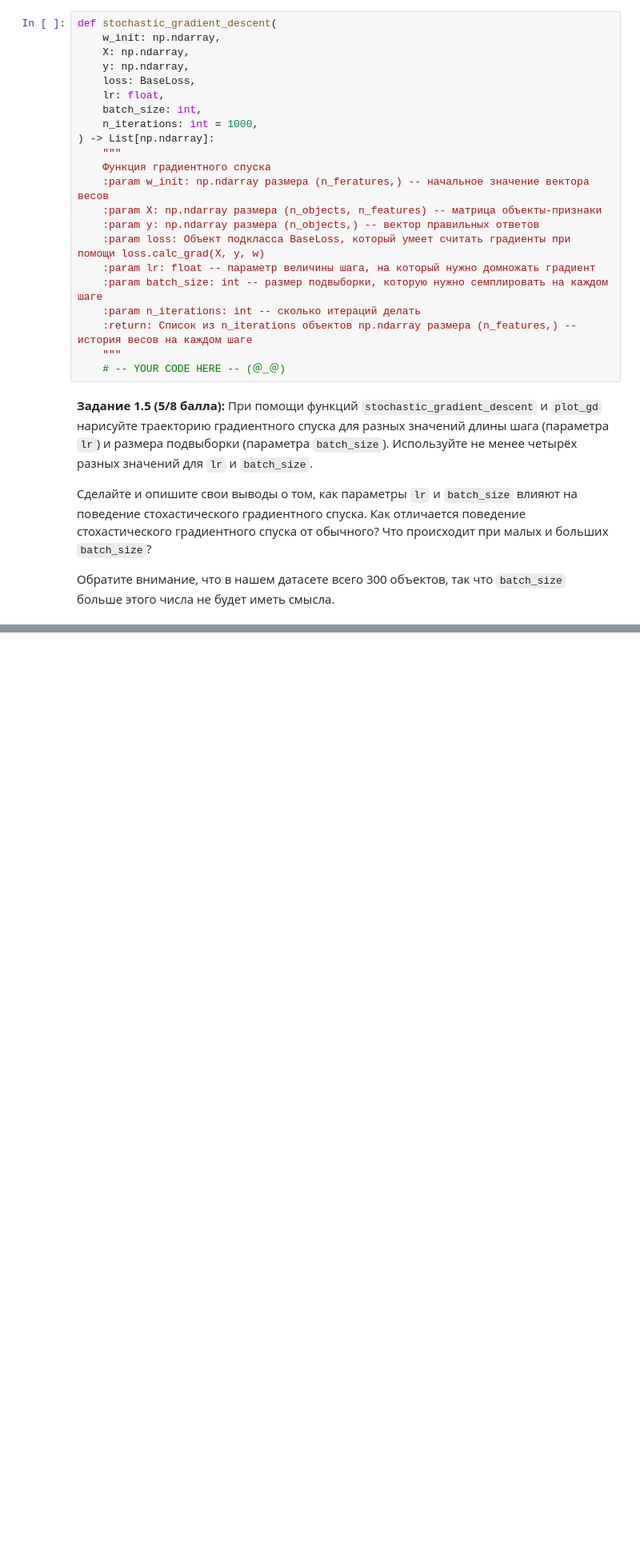
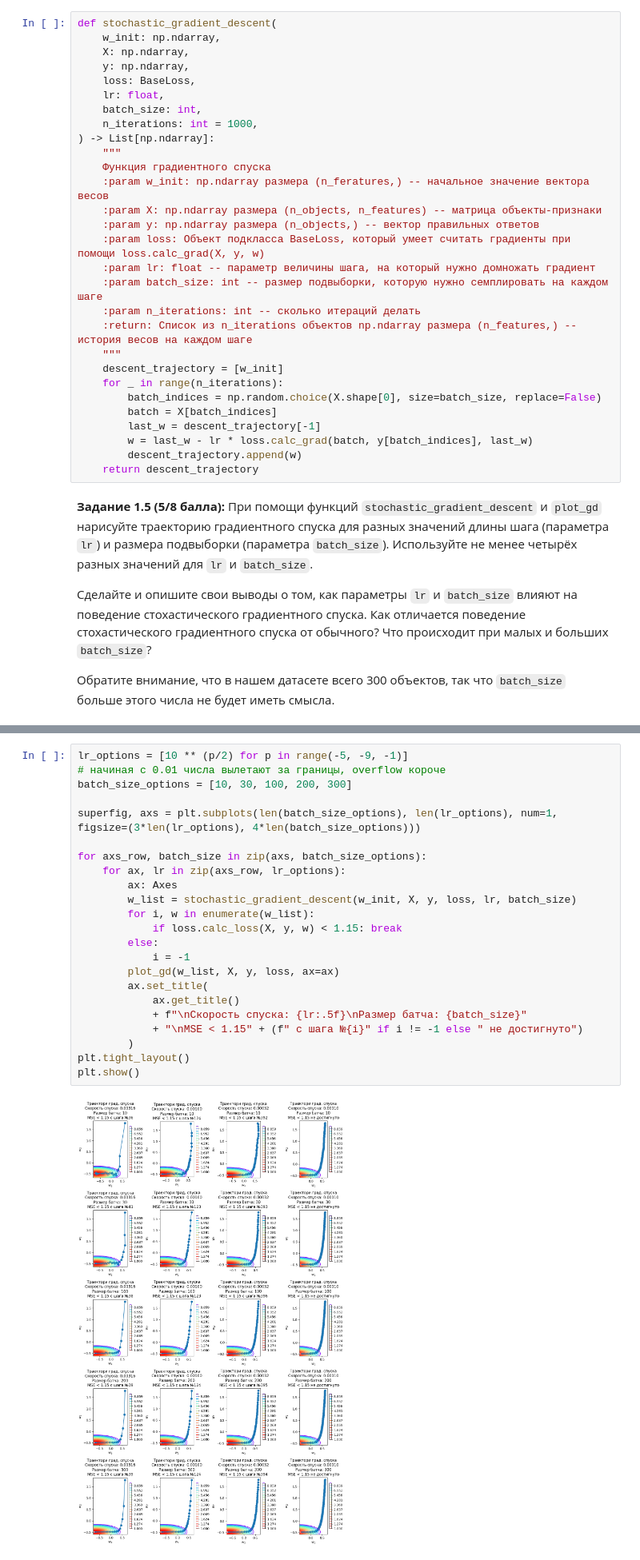
Before and after one commit to AjnoEO/iad-ml, a Jupyter notebook: hw05-gd/hw05_gd.ipynb, the cells around one changed output, grey strips where cells are left out. Shown at 80% size. Drawn from its saved outputs; the diff is of its cells as text; blank space fills up the shorter version.

```diff
--- a/hw05-gd/hw05_gd.ipynb
+++ b/hw05-gd/hw05_gd.ipynb
@@ -324,7 +324,14 @@ def stochastic_gradient_descent(
     :param n_iterations: int -- сколько итераций делать
     :return: Список из n_iterations объектов np.ndarray размера (n_features,) -- история весов на каждом шаге
     """
-    # -- YOUR CODE HERE -- (＠_＠)
+    descent_trajectory = [w_init]
+    for _ in range(n_iterations):
+        batch_indices = np.random.choice(X.shape[0], size=batch_size, replace=False)
+        batch = X[batch_indices]
+        last_w = descent_trajectory[-1]
+        w = last_w - lr * loss.calc_grad(batch, y[batch_indices], last_w)
+        descent_trajectory.append(w)
+    return descent_trajectory
 # %% [markdown]
 **Задание 1.5 (5/8 балла):** При помощи функций `stochastic_gradient_descent` и  `plot_gd` нарисуйте траекторию градиентного спуска для разных значений длины шага (параметра `lr`) и размера подвыборки (параметра `batch_size`). Используйте не менее четырёх разных значений для `lr` и `batch_size`.
 
@@ -335,0 +341,25 @@ def stochastic_gradient_descent(
+# %%
+lr_options = [10 ** (p/2) for p in range(-5, -9, -1)]
+# начиная с 0.01 числа вылетают за границы, overflow короче
+batch_size_options = [10, 30, 100, 200, 300]
+
+superfig, axs = plt.subplots(len(batch_size_options), len(lr_options), num=1, figsize=(3*len(lr_options), 4*len(batch_size_options)))
+
+for axs_row, batch_size in zip(axs, batch_size_options):
+    for ax, lr in zip(axs_row, lr_options):
+        ax: Axes
+        w_list = stochastic_gradient_descent(w_init, X, y, loss, lr, batch_size)
+        for i, w in enumerate(w_list):
+            if loss.calc_loss(X, y, w) < 1.15: break
+        else:
+            i = -1
+        plot_gd(w_list, X, y, loss, ax=ax)
+        ax.set_title(
+            ax.get_title()
+            + f"\nСкорость спуска: {lr:.5f}\nРазмер батча: {batch_size}"
+            + "\nMSE < 1.15" + (f" с шага №{i}" if i != -1 else " не достигнуто")
+        )
+plt.tight_layout()
+plt.show()
+# %% [output]
+[figure, added]
```
Also changed, not shown: parts of 8 cells of this notebook.
